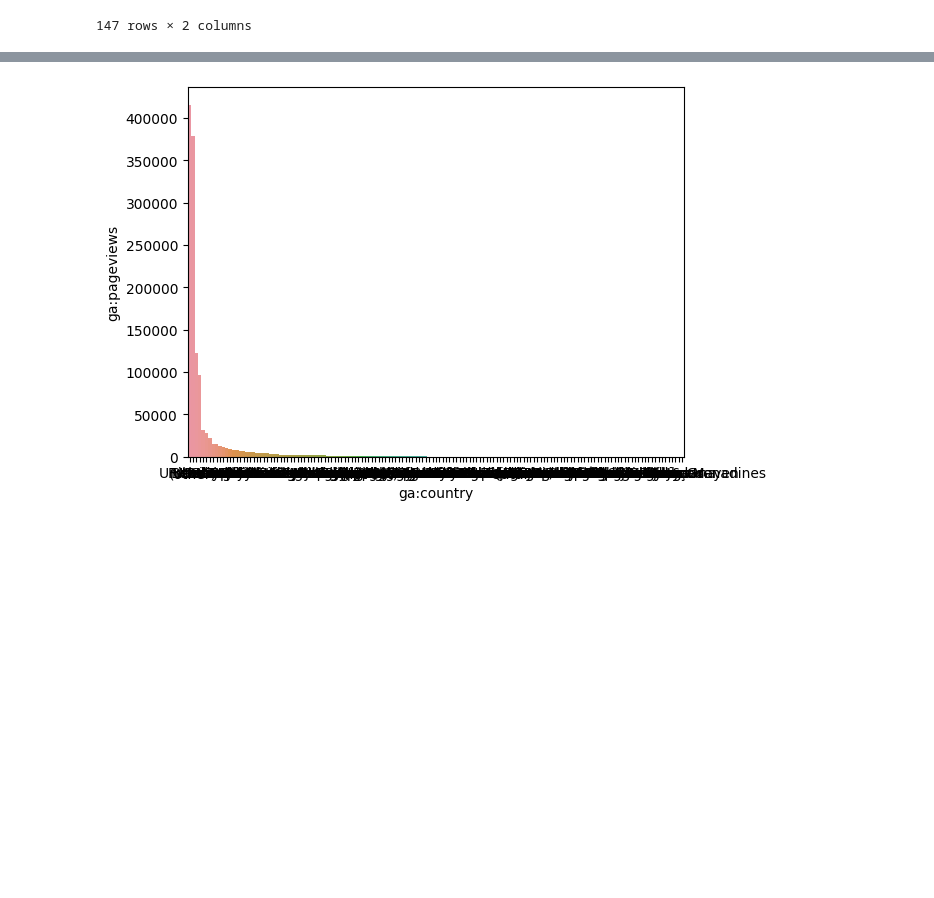
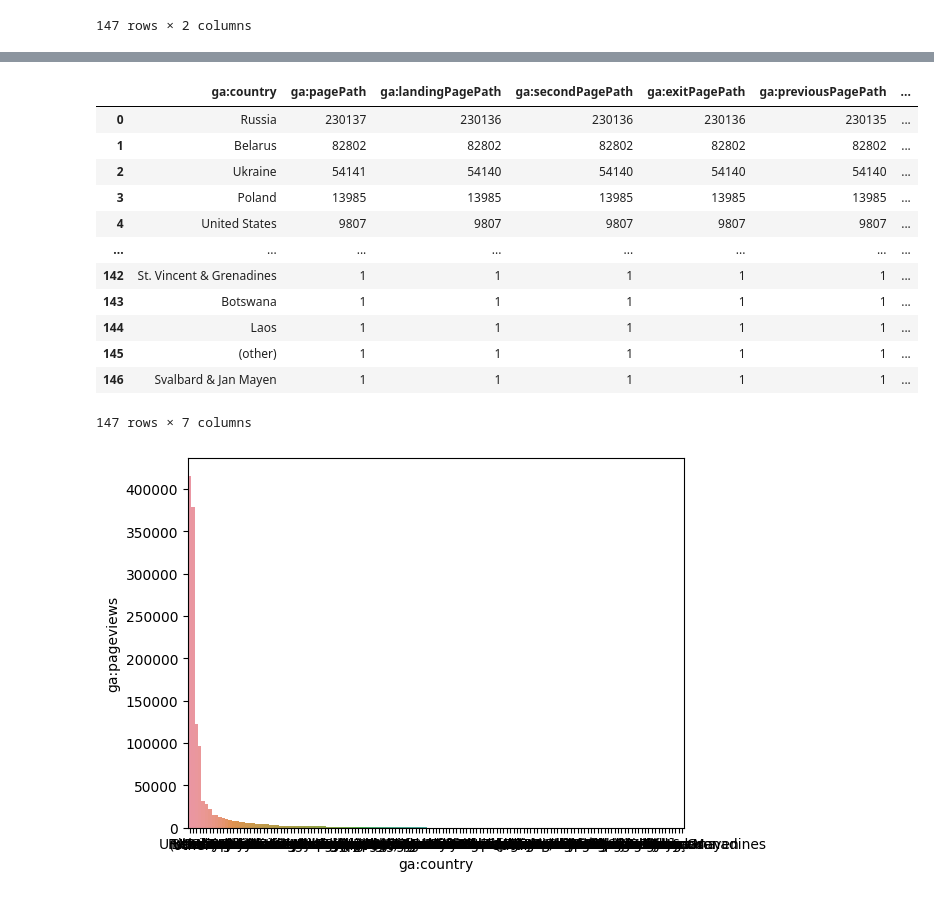
Before and after one commit to InnahHr/DA-project, a Jupyter notebook: Statistics.ipynb, the cells around one changed output, grey strips where cells are left out. Cells and saved outputs as stored; diff of their text form; code cells hidden in the pictures; blank space fills up the shorter version.

Commit message:
academy_landingpage

```diff
--- a/Statistics.ipynb
+++ b/Statistics.ipynb
@@ -197,3 +176,20 @@ Successfully installed matplotlib-3.6.0 seaborn-0.12.1
+# %%
+country_clients=pd.DataFrame(frame.groupby('ga:country').count()).sort_values(by='ga:landingPagePath', ascending=False).reset_index()
+country_clients
+# %% [output]
+|  | ga:country | ga:pagePath | ga:landingPagePath | ga:secondPagePath | ga:exitPagePath | ga:previousPagePath | ... |
+| 0 | Russia | 230137 | 230136 | 230136 | 230136 | 230135 | ... |
+| 1 | Belarus | 82802 | 82802 | 82802 | 82802 | 82802 | ... |
+| 2 | Ukraine | 54141 | 54140 | 54140 | 54140 | 54140 | ... |
+| 3 | Poland | 13985 | 13985 | 13985 | 13985 | 13985 | ... |
+| 4 | United States | 9807 | 9807 | 9807 | 9807 | 9807 | ... |
+| ... | ... | ... | ... | ... | ... | ... | ... |
+| 142 | St. Vincent & Grenadines | 1 | 1 | 1 | 1 | 1 | ... |
+| 143 | Botswana | 1 | 1 | 1 | 1 | 1 | ... |
+| 144 | Laos | 1 | 1 | 1 | 1 | 1 | ... |
+| 145 | (other) | 1 | 1 | 1 | 1 | 1 | ... |
+| 146 | Svalbard & Jan Mayen | 1 | 1 | 1 | 1 | 1 | ... |
+147 rows × 7 columns
 # %%
 import seaborn as sns
 # %%
```
Also changed, not shown: parts of 11 cells of this notebook, 1 other file.
